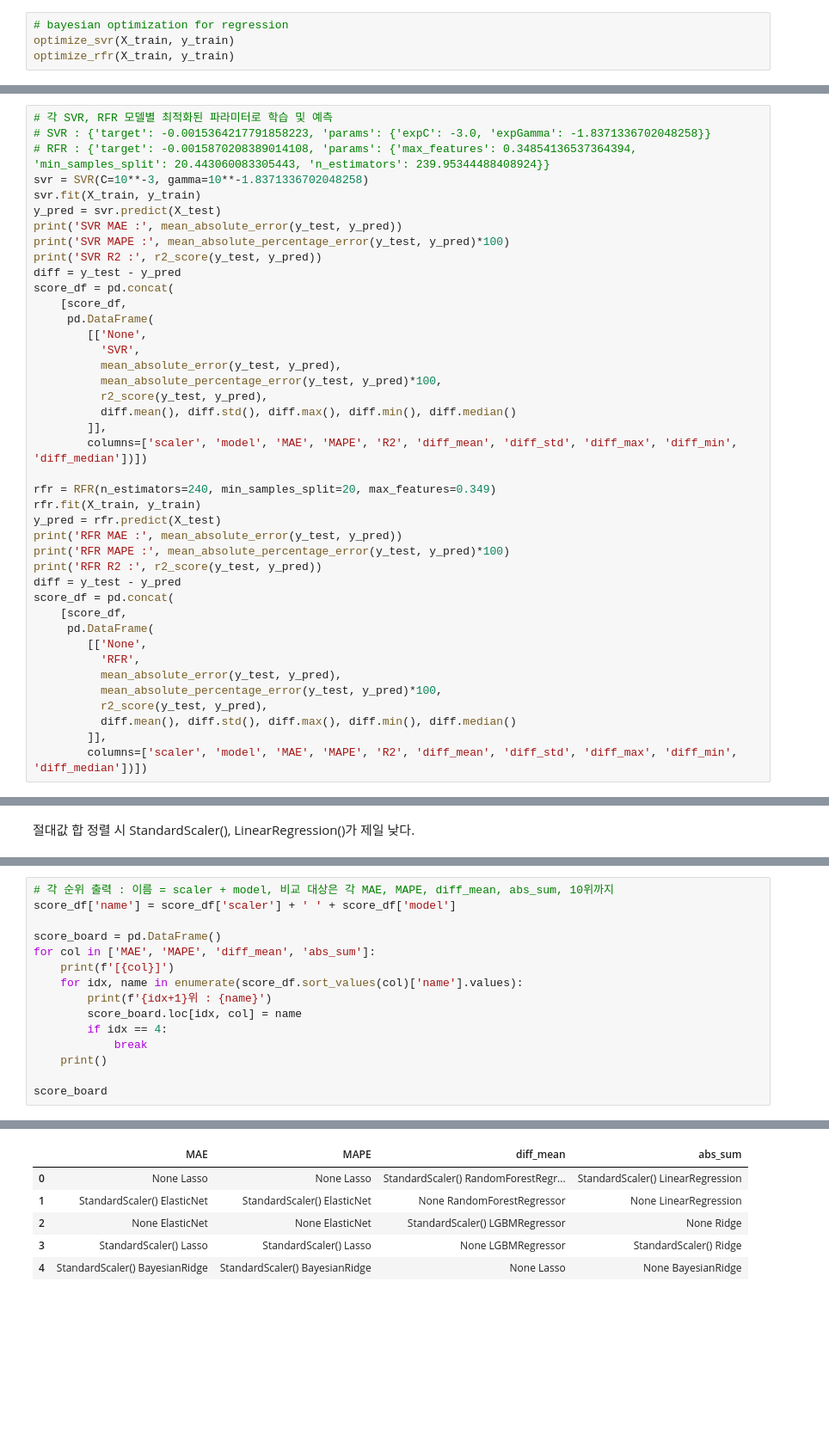
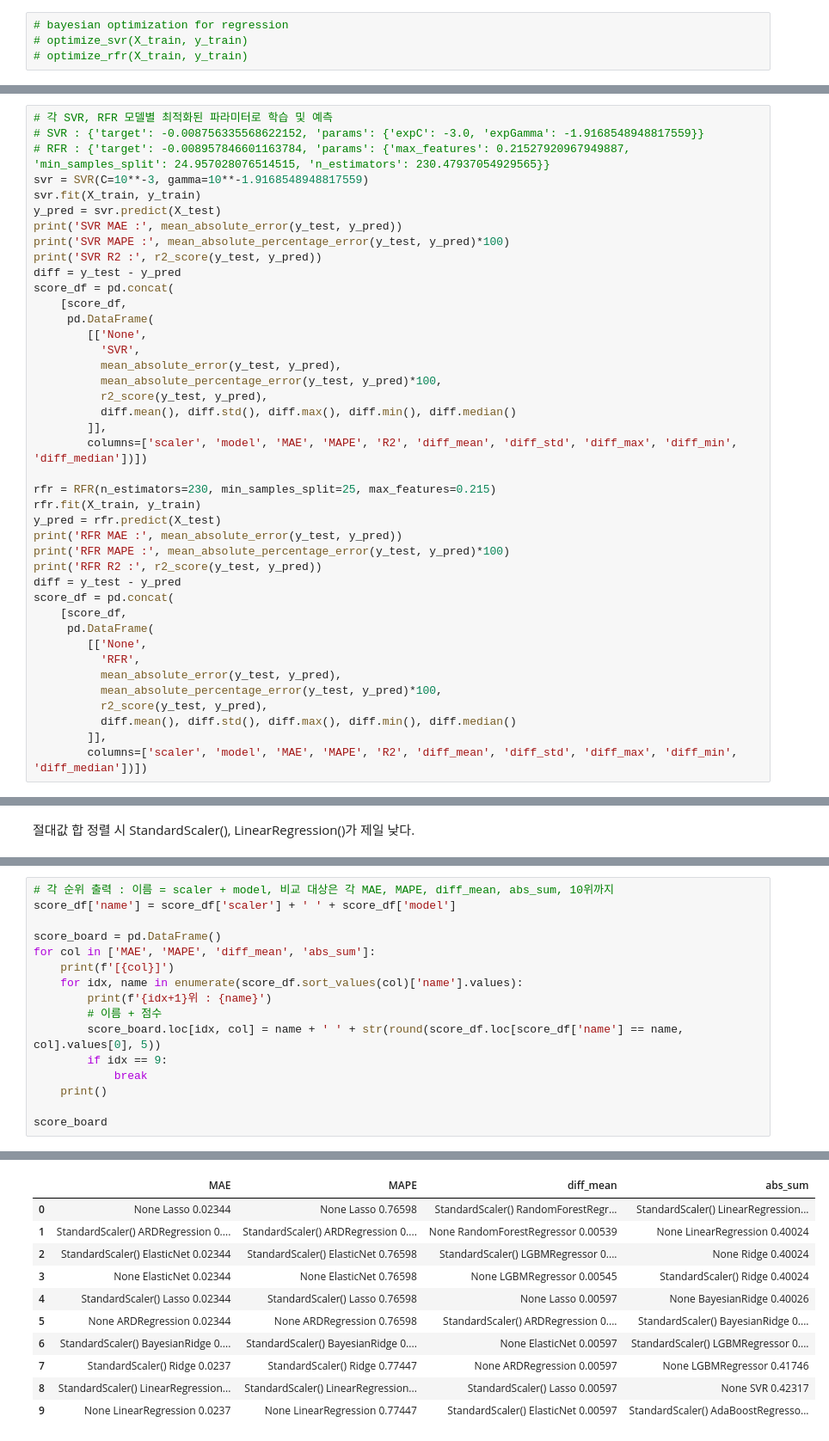
Before and after one commit to KDT-Corporation-Project/Project_CompterMate, a Jupyter notebook: Modeling/Co_Models/J060415_preps.ipynb, the cells around one changed output, grey strips where cells are left out. Shown: that part at 86% size. Cells and saved outputs as stored; diff of their text form; blank space fills up the shorter version.

```diff
--- a/Modeling/Co_Models/J060415_preps.ipynb
+++ b/Modeling/Co_Models/J060415_preps.ipynb
@@ -326,4 +354,4 @@ def optimize_rfr(data, targets):
 # %%
 # bayesian optimization for regression
-optimize_svr(X_train, y_train)
-optimize_rfr(X_train, y_train)
+# optimize_svr(X_train, y_train)
+# optimize_rfr(X_train, y_train)
@@ -348,8 +358,8 @@ Final result: {'target': -0.0015870208389014108, 'params': {'max_features': 0.34
 # %%
 # 각 SVR, RFR 모델별 최적화된 파라미터로 학습 및 예측
-# SVR : {'target': -0.0015364217791858223, 'params': {'expC': -3.0, 'expGamma': -1.8371336702048258}}
-# RFR : {'target': -0.0015870208389014108, 'params': {'max_features': 0.34854136537364394, 'min_samples_split': 20.443060083305443, 'n_estimators': 239.95344488408924}}
-svr = SVR(C=10**-3, gamma=10**-1.8371336702048258)
+# SVR : {'target': -0.008756335568622152, 'params': {'expC': -3.0, 'expGamma': -1.9168548948817559}}
+# RFR : {'target': -0.008957846601163784, 'params': {'max_features': 0.21527920967949887, 'min_samples_split': 24.957028076514515, 'n_estimators': 230.47937054929565}}
+svr = SVR(C=10**-3, gamma=10**-1.9168548948817559)
 svr.fit(X_train, y_train)
 y_pred = svr.predict(X_test)
 print('SVR MAE :', mean_absolute_error(y_test, y_pred))
@@ -368,7 +378,7 @@ score_df = pd.concat(
         ]],
         columns=['scaler', 'model', 'MAE', 'MAPE', 'R2', 'diff_mean', 'diff_std', 'diff_max', 'diff_min', 'diff_median'])])
 
-rfr = RFR(n_estimators=240, min_samples_split=20, max_features=0.349)
+rfr = RFR(n_estimators=230, min_samples_split=25, max_features=0.215)
 rfr.fit(X_train, y_train)
 y_pred = rfr.predict(X_test)
 print('RFR MAE :', mean_absolute_error(y_test, y_pred))
@@ -489,8 +437,9 @@ for col in ['MAE', 'MAPE', 'diff_mean', 'abs_sum']:
     print(f'[{col}]')
     for idx, name in enumerate(score_df.sort_values(col)['name'].values):
         print(f'{idx+1}위 : {name}')
-        score_board.loc[idx, col] = name
-        if idx == 4:
+        # 이름 + 점수
+        score_board.loc[idx, col] = name + ' ' + str(round(score_df.loc[score_df['name'] == name, col].values[0], 5))
+        if idx == 9:
             break
     print()
 
@@ -516,6 +465,11 @@ score_board
 |  | MAE | MAPE | diff_mean | abs_sum |
-| 0 | None Lasso | None Lasso | StandardScaler() RandomForestRegr... | StandardScaler() LinearRegression |
-| 1 | StandardScaler() ElasticNet | StandardScaler() ElasticNet | None RandomForestRegressor | None LinearRegression |
-| 2 | None ElasticNet | None ElasticNet | StandardScaler() LGBMRegressor | None Ridge |
-| 3 | StandardScaler() Lasso | StandardScaler() Lasso | None LGBMRegressor | StandardScaler() Ridge |
-| 4 | StandardScaler() BayesianRidge | StandardScaler() BayesianRidge | None Lasso | None BayesianRidge |
+| 0 | None Lasso 0.02344 | None Lasso 0.76598 | StandardScaler() RandomForestRegr... | StandardScaler() LinearRegression... |
+| 1 | StandardScaler() ARDRegression 0.... | StandardScaler() ARDRegression 0.... | None RandomForestRegressor 0.00539 | None LinearRegression 0.40024 |
+| 2 | StandardScaler() ElasticNet 0.02344 | StandardScaler() ElasticNet 0.76598 | StandardScaler() LGBMRegressor 0.... | None Ridge 0.40024 |
+| 3 | None ElasticNet 0.02344 | None ElasticNet 0.76598 | None LGBMRegressor 0.00545 | StandardScaler() Ridge 0.40024 |
+| 4 | StandardScaler() Lasso 0.02344 | StandardScaler() Lasso 0.76598 | None Lasso 0.00597 | None BayesianRidge 0.40026 |
+| 5 | None ARDRegression 0.02344 | None ARDRegression 0.76598 | StandardScaler() ARDRegression 0.... | StandardScaler() BayesianRidge 0.... |
+| 6 | StandardScaler() BayesianRidge 0.... | StandardScaler() BayesianRidge 0.... | None ElasticNet 0.00597 | StandardScaler() LGBMRegressor 0.... |
+| 7 | StandardScaler() Ridge 0.0237 | StandardScaler() Ridge 0.77447 | None ARDRegression 0.00597 | None LGBMRegressor 0.41746 |
+| 8 | StandardScaler() LinearRegression... | StandardScaler() LinearRegression... | StandardScaler() Lasso 0.00597 | None SVR 0.42317 |
+| 9 | None LinearRegression 0.0237 | None LinearRegression 0.77447 | StandardScaler() ElasticNet 0.00597 | StandardScaler() AdaBoostRegresso... |
```
Also changed, not shown: parts of 21 cells of this notebook, 2 other files.
